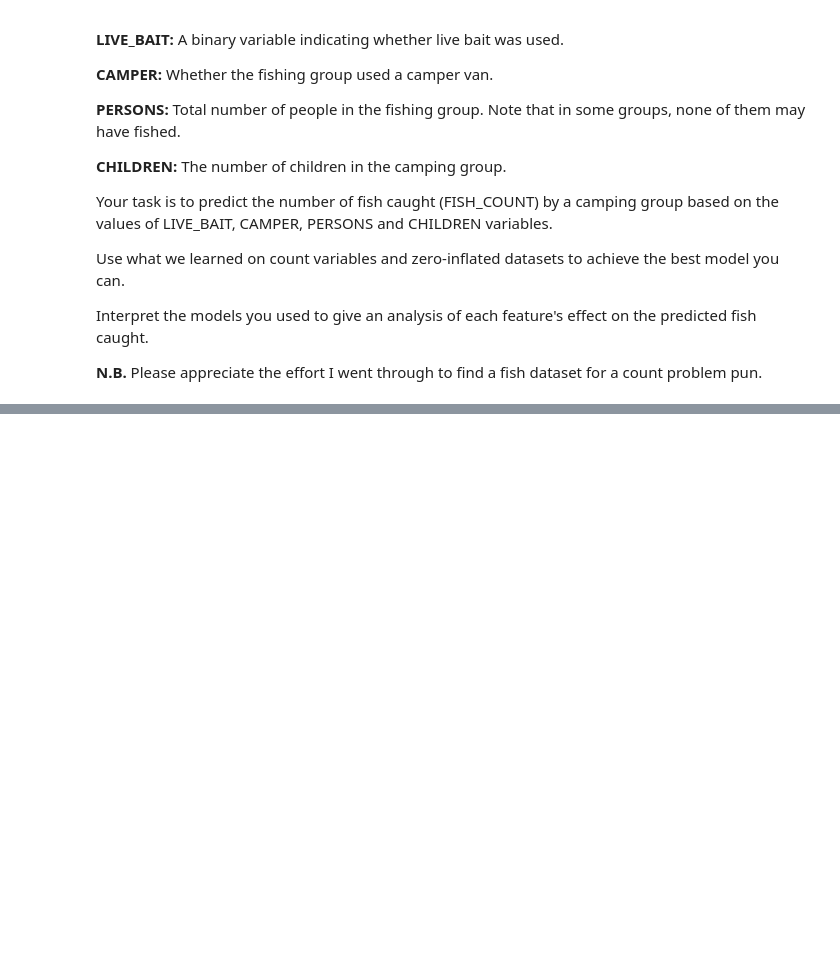
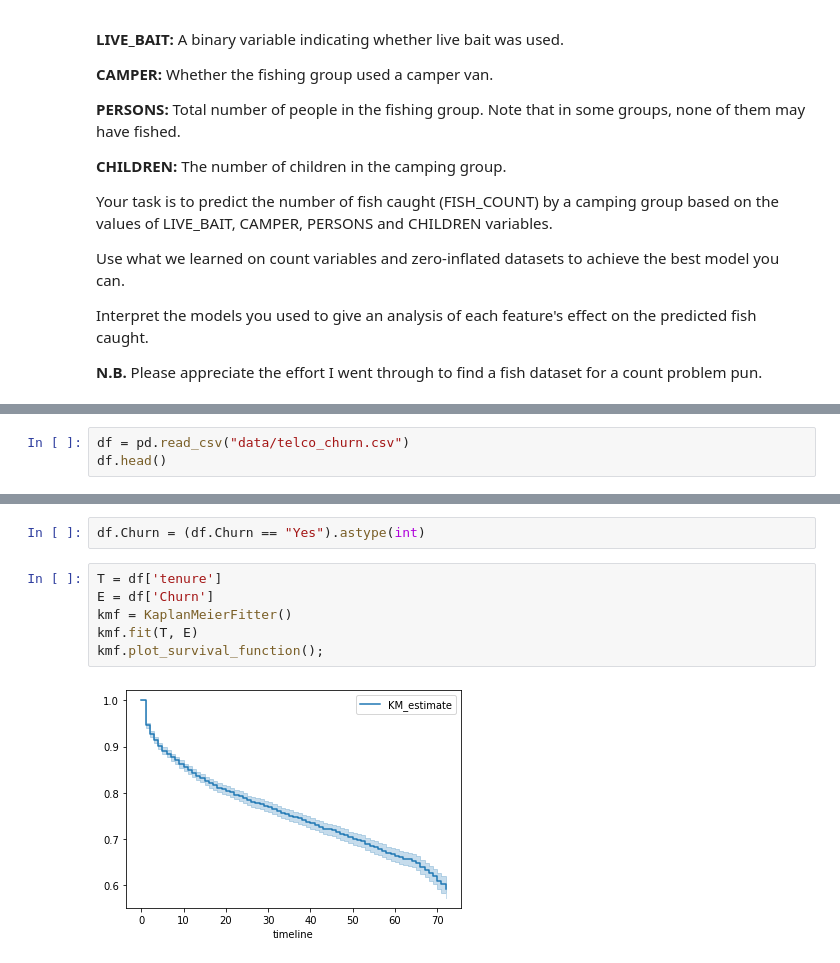
Before and after one commit to cb-ds-1/3-7-glm, a Jupyter notebook: workshop.ipynb, the cells around one changed output, grey strips where cells are left out. Cells and saved outputs as stored; diff of their text form; blank space fills up the shorter version.

```diff
--- a/workshop.ipynb
+++ b/workshop.ipynb
@@ -94,2 +243,5 @@ The `Tenure` column is how long the customer lasted. Make the survival curve for
 
 Use either lifelines or statsmodels to implement a survival regression model predicting tenure. Don't forget to use the churn column as the event column.
+# %%
+df = pd.read_csv("data/telco_churn.csv")
+df.head()
@@ -95,0 +256,10 @@ Use either lifelines or statsmodels to implement a survival regression model pre
+# %%
+df.Churn = (df.Churn == "Yes").astype(int)
+# %%
+T = df['tenure']
+E = df['Churn']
+kmf = KaplanMeierFitter()
+kmf.fit(T, E)
+kmf.plot_survival_function();
+# %% [output]
+[figure, added]
```
Also changed, not shown: parts of 21 cells of this notebook, 2 other files.
